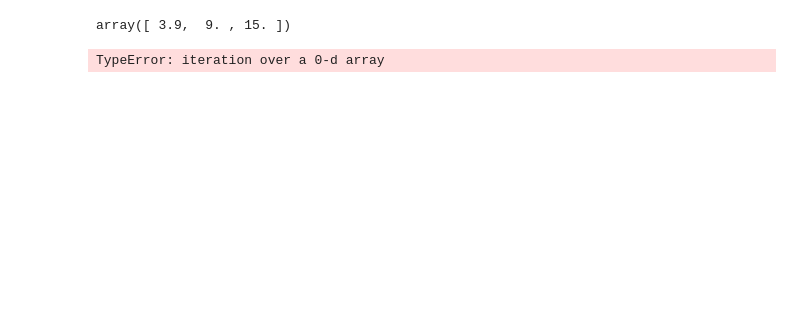
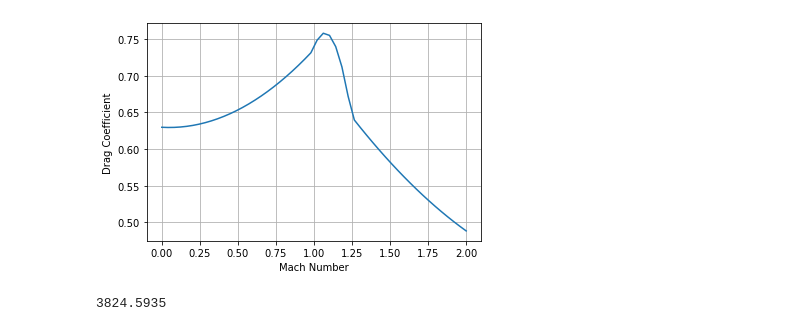
Before and after one commit to icl-rocketry/optimalAscent, a Jupyter notebook: BasicOptimalAscentSingleStage/Basic_Single_Stage.ipynb, the cells around one changed output. Drawn from its saved outputs; the diff is of its cells as text; code cells hidden in the pictures; blank space fills up the shorter version.

```diff
--- a/BasicOptimalAscentSingleStage/Basic_Single_Stage.ipynb
+++ b/BasicOptimalAscentSingleStage/Basic_Single_Stage.ipynb
@@ -60,11 +85,17 @@ M =np.array([1.3, 3, 5])
-# %%
-drag_coeff(M)
-# %% [output]
-array([ 3.9,  9. , 15. ])
-# %%
-for mi in M:
-    print(mi)
-# %% [output]
-TypeError: iteration over a 0-d array
+# %%
+#verify drag model
+rocket = Rocket()
+M =np.linspace(0,2)
+cds=rocket.drag_coeff(M)
+plt.plot(M,cds)
+plt.grid(True)
+plt.xlabel('Mach Number')
+plt.ylabel('Drag Coefficient');
+# %% [output]
+[figure, added]
+# %%
+rocket.T_max
+# %% [output]
+3824.5935
 # %%
 def dynamics(prob, obj, section):
```
Also changed, not shown: parts of 5 cells of this notebook, 5 other files.
